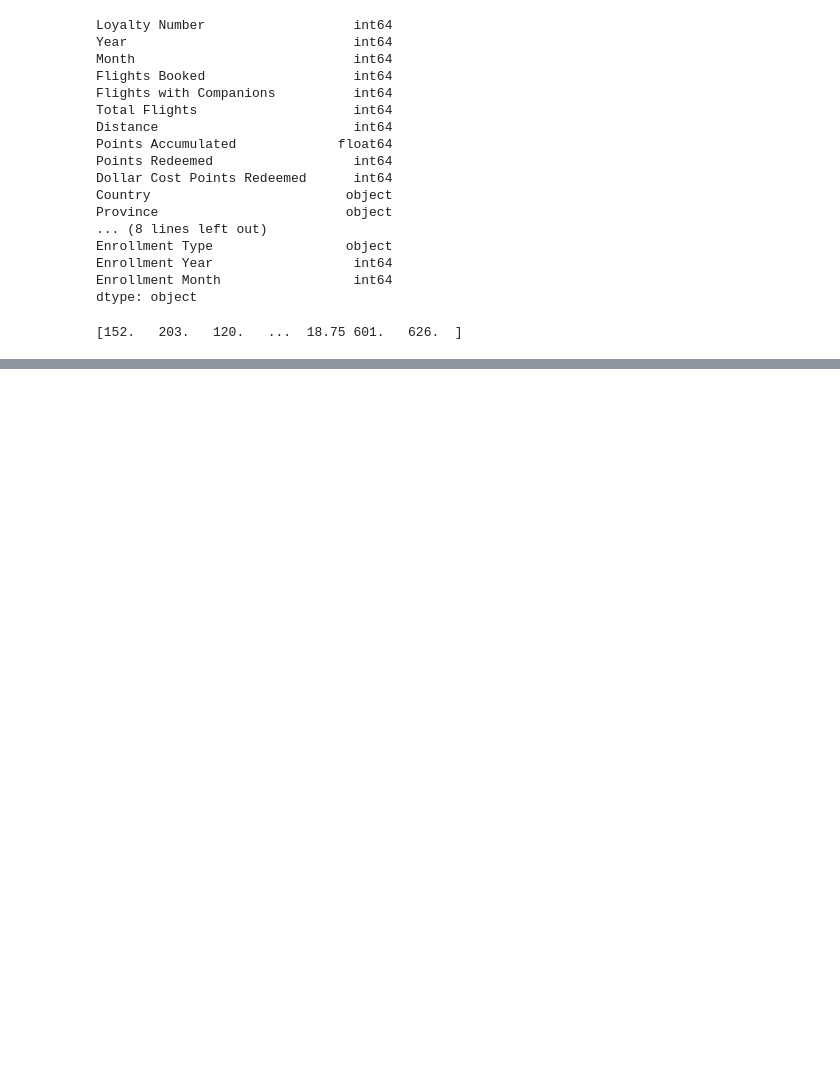
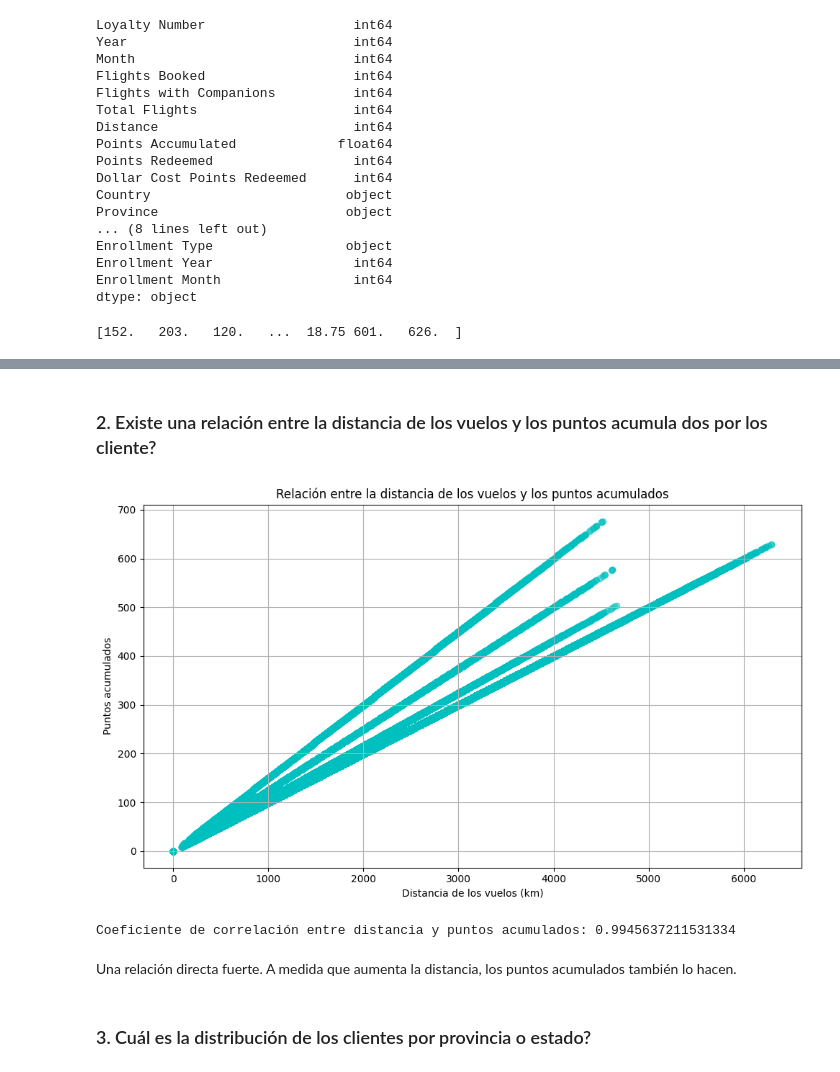
Before and after one commit to Adalab/bda-modulo-3-evaluacion-final-mandyhdezl, a Jupyter notebook: amada_hernandez_mod3_evaluacion.ipynb, the cells around one changed output, grey strips where cells are left out. Cells and saved outputs as stored; diff of their text form; code cells hidden in the pictures; blank space fills up the shorter version.

```diff
--- a/amada_hernandez_mod3_evaluacion.ipynb
+++ b/amada_hernandez_mod3_evaluacion.ipynb
@@ -370,0 +465,26 @@ dtype: object
+# %% [markdown]
+### 2. Existe una relación entre la distancia de los vuelos y los puntos acumula dos por los cliente?
+# %%
+# Crear un gráfico de dispersión (scatter plot)
+plt.figure(figsize=(10, 6))
+plt.scatter(df_merged["Distance"], df_merged["Points Accumulated"], color='c', alpha=0.5)
+plt.title("Relación entre la distancia de los vuelos y los puntos acumulados")
+plt.xlabel("Distancia de los vuelos (km)")
+plt.ylabel("Puntos acumulados")
+plt.grid(True)
+plt.tight_layout()
+plt.show()
+# %% [output]
+[figure, added]
+# %%
+# Cálculo del coeficiente de correlación de Pearson
+correlacion = df_merged["Distance"].corr(df_merged["Points Accumulated"])
+
+# Mostrar el resultado
+print(f"Coeficiente de correlación entre distancia y puntos acumulados: {correlacion}")
+# %% [output]
+Coeficiente de correlación entre distancia y puntos acumulados: 0.9945637211531334
+# %% [markdown]
+Una relación directa fuerte. A medida que aumenta la distancia, los puntos acumulados también lo hacen.
+# %% [markdown]
+### 3. Cuál es la distribución de los clientes por provincia o estado?
```
Also changed, not shown: parts of 14 cells of this notebook.
